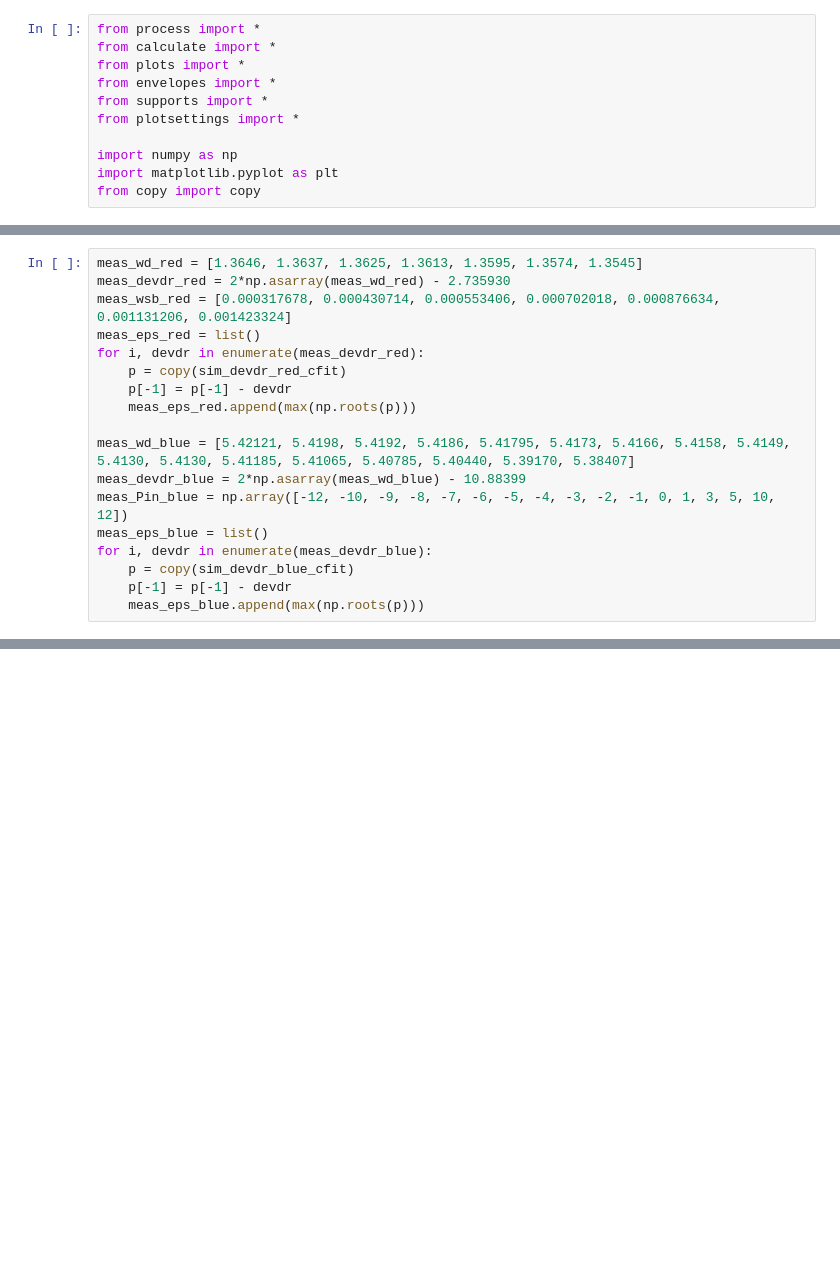
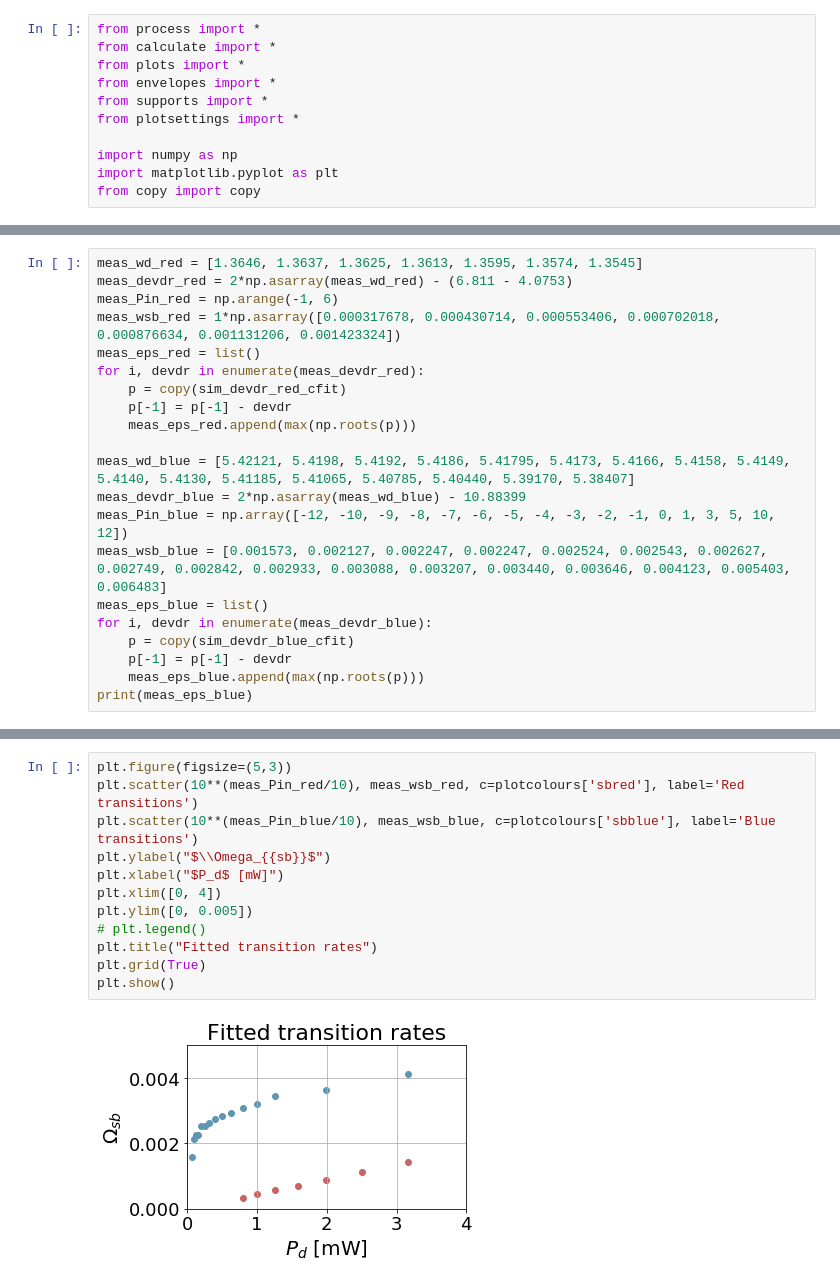
Before and after one commit to wouterkesselsap/thesis, a Jupyter notebook: overview_experimental_device.ipynb, the cells around one changed output, grey strips where cells are left out. Saved outputs shown, nothing was run; the diff lists cells and outputs as text; blank space fills up the shorter version.

```diff
--- a/overview_experimental_device.ipynb
+++ b/overview_experimental_device.ipynb
@@ -29,19 +37,22 @@ sim_devdr_blue_cfit = np.polyfit(sim_eps, sim_devdr_blue, polydeg)
 sim_wsb_blue_cfit = np.polyfit(sim_eps, sim_wsb_blue, polydeg)
 # %%
 meas_wd_red = [1.3646, 1.3637, 1.3625, 1.3613, 1.3595, 1.3574, 1.3545]
-meas_devdr_red = 2*np.asarray(meas_wd_red) - 2.735930
-meas_wsb_red = [0.000317678, 0.000430714, 0.000553406, 0.000702018, 0.000876634, 0.001131206, 0.001423324]
+meas_devdr_red = 2*np.asarray(meas_wd_red) - (6.811 - 4.0753)
+meas_Pin_red = np.arange(-1, 6)
+meas_wsb_red = 1*np.asarray([0.000317678, 0.000430714, 0.000553406, 0.000702018, 0.000876634, 0.001131206, 0.001423324])
 meas_eps_red = list()
 for i, devdr in enumerate(meas_devdr_red):
     p = copy(sim_devdr_red_cfit)
     p[-1] = p[-1] - devdr
     meas_eps_red.append(max(np.roots(p)))
 
-meas_wd_blue = [5.42121, 5.4198, 5.4192, 5.4186, 5.41795, 5.4173, 5.4166, 5.4158, 5.4149, 5.4130, 5.4130, 5.41185, 5.41065, 5.40785, 5.40440, 5.39170, 5.38407]
+meas_wd_blue = [5.42121, 5.4198, 5.4192, 5.4186, 5.41795, 5.4173, 5.4166, 5.4158, 5.4149, 5.4140, 5.4130, 5.41185, 5.41065, 5.40785, 5.40440, 5.39170, 5.38407]
 meas_devdr_blue = 2*np.asarray(meas_wd_blue) - 10.88399
 meas_Pin_blue = np.array([-12, -10, -9, -8, -7, -6, -5, -4, -3, -2, -1, 0, 1, 3, 5, 10, 12])
+meas_wsb_blue = [0.001573, 0.002127, 0.002247, 0.002247, 0.002524, 0.002543, 0.002627, 0.002749, 0.002842, 0.002933, 0.003088, 0.003207, 0.003440, 0.003646, 0.004123, 0.005403, 0.006483]
 meas_eps_blue = list()
 for i, devdr in enumerate(meas_devdr_blue):
     p = copy(sim_devdr_blue_cfit)
     p[-1] = p[-1] - devdr
     meas_eps_blue.append(max(np.roots(p)))
+print(meas_eps_blue)
@@ -95,0 +117,14 @@ plt.show()
+# %%
+plt.figure(figsize=(5,3))
+plt.scatter(10**(meas_Pin_red/10), meas_wsb_red, c=plotcolours['sbred'], label='Red transitions')
+plt.scatter(10**(meas_Pin_blue/10), meas_wsb_blue, c=plotcolours['sbblue'], label='Blue transitions')
+plt.ylabel("$\\Omega_{{sb}}$")
+plt.xlabel("$P_d$ [mW]")
+plt.xlim([0, 4])
+plt.ylim([0, 0.005])
+# plt.legend()
+plt.title("Fitted transition rates")
+plt.grid(True)
+plt.show()
+# %% [output]
+[figure, added]
```
Also changed, not shown: parts of 6 cells of this notebook, 2 other files.
